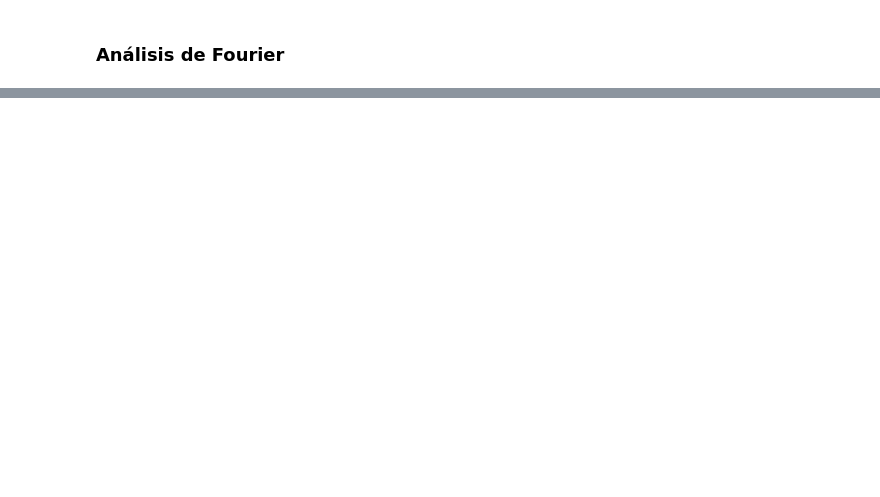
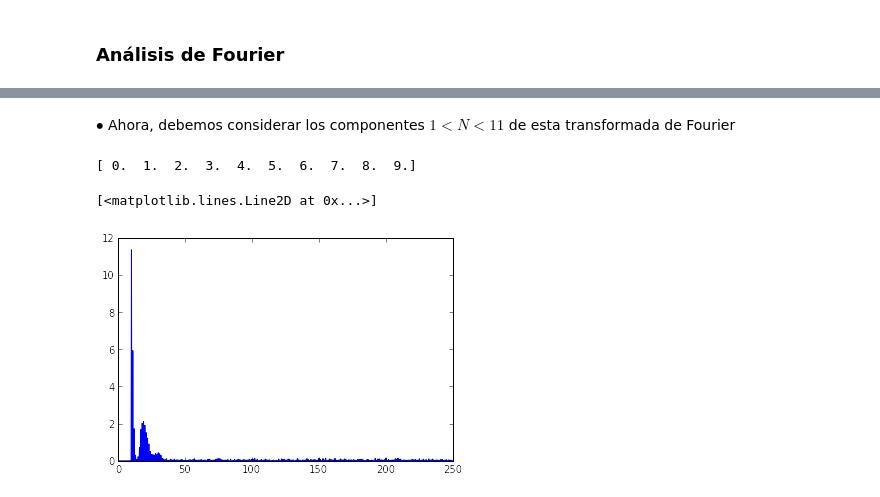
Before and after one commit to sergioandrescs/ROMEROCOTRINO_HW5, a Jupyter notebook: Est-Variables/est-variables.ipynb, the cells around one changed output, grey strips where cells are left out. Cells and saved outputs as stored; diff of their text form; code cells hidden in the pictures; blank space fills up the shorter version.

```diff
--- a/Est-Variables/est-variables.ipynb
+++ b/Est-Variables/est-variables.ipynb
@@ -32,0 +27,9 @@ print data
+# %%
+frec = fftfreq(len(data), 0.002)
+
+trans = np.abs(fft(data.T[1]))
+
+s_frec = sorted(frec)
+s_trans = sorted(trans)
+
+plot(frec, trans)
@@ -32,0 +39,24 @@ print data
+# %% [markdown]
+$\bullet$ Ahora, debemos considerar los componentes $1<N < 11$ de esta transformada de Fourier
+# %%
+frec_posit = frec[:1000]
+im_posit = trans[:1000]
+n_points = []
+
+for i in range(1, 11):
+    index = argmax(im_posit)
+    n_points.append(frec_posit[index])
+    '''
+    Por que no sirve?
+    n_points.append(index)
+    '''
+    im_posit[index] = 0
+
+n_points = array(n_points)
+
+print n_points
+plot(frec_posit, im_posit)
+# %% [output]
+[ 0.  1.  2.  3.  4.  5.  6.  7.  8.  9.]
+[<matplotlib.lines.Line2D at 0x...>]
+[figure, added]
```
Also changed, not shown: parts of 6 cells of this notebook.
